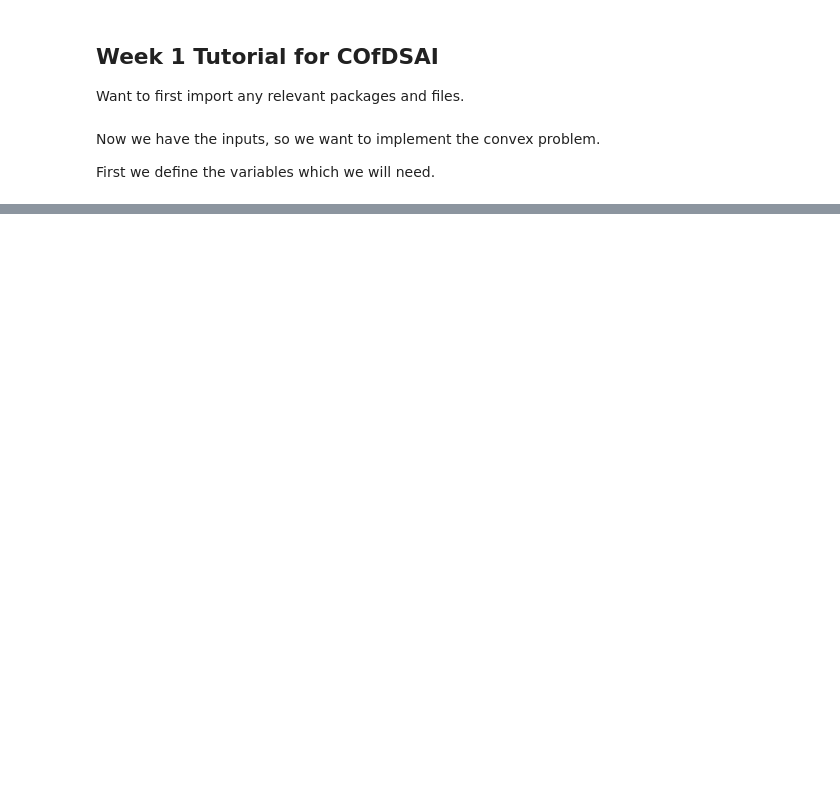
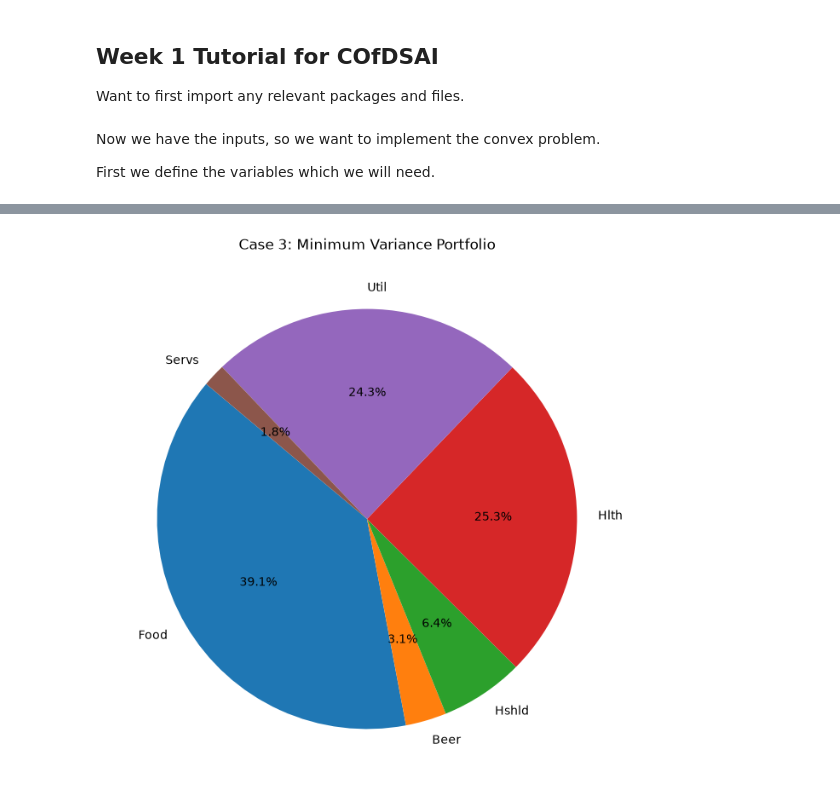
Before and after one commit to Cagancancacan/Convex-Optimisation-for-Data-Science-and-AI, a Jupyter notebook: Week1/Week1.ipynb, the cells around one changed output, grey strips where cells are left out. Saved outputs shown, nothing was run; the diff lists cells and outputs as text; code cells hidden in the pictures; blank space fills up the shorter version.

```diff
--- a/Week1/Week1.ipynb
+++ b/Week1/Week1.ipynb
@@ -30,0 +370,12 @@ np.float64(0.030154289808169935)
+# %%
+filtered_weightsc = [wtestb for wtestb in wtestb2 if wtestb > threshold]
+filtered_namesc = [names[i] for i, wtestb in enumerate(wtestb2) if wtestb > threshold]
+
+plt.figure(figsize=(8, 8))
+# autopct='%1.1f%%' displays the percentage on the chart
+plt.pie(filtered_weightsc, labels=filtered_namesc, autopct='%1.1f%%', startangle=140)
+plt.title("Case 3: Minimum Variance Portfolio")
+plt.savefig("Lowest Return Portfolio Stocks (Lowest Vol)", dpi=300, bbox_inches='tight')
+plt.show()
+# %% [output]
+[figure, added]
```
Also changed, not shown: parts of 17 cells of this notebook, 4 other files.
